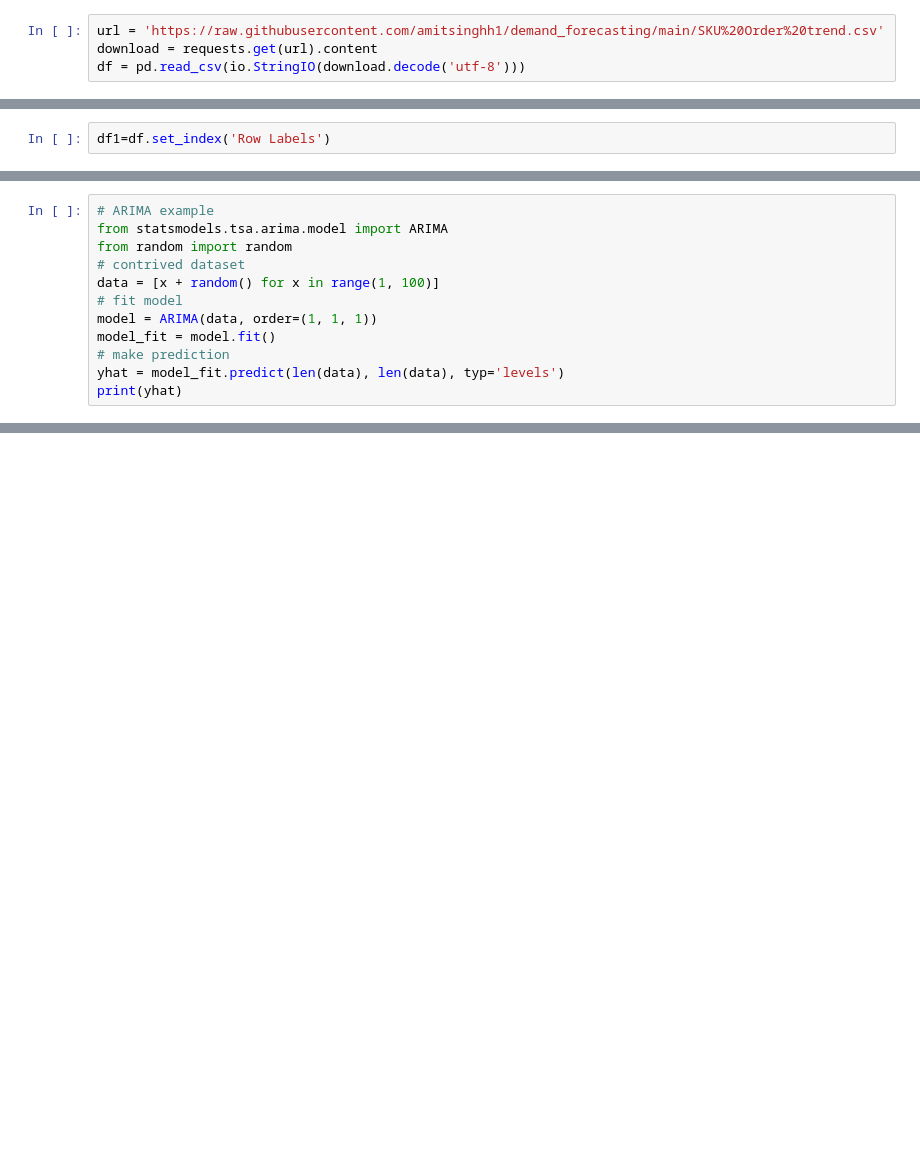
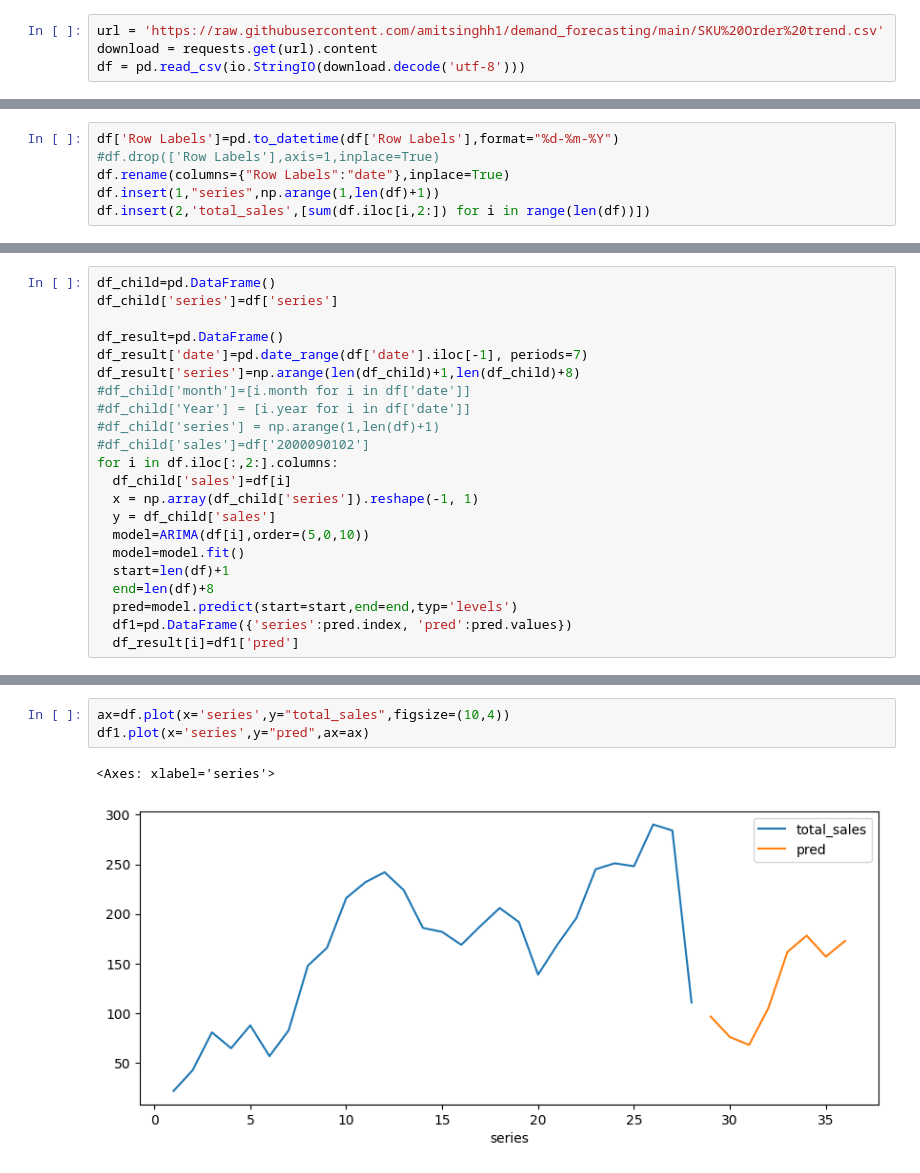
Before and after one commit to amitsinghh1/Demand-forecasting, a Jupyter notebook: demand_forecast.ipynb, the cells around one changed output, grey strips where cells are left out. Cells and saved outputs as stored; diff of their text form; blank space fills up the shorter version.

```diff
--- a/demand_forecast.ipynb
+++ b/demand_forecast.ipynb
@@ -22,2 +49,8 @@ df.head()
 5 rows × 1191 columns
+# %%
+df['Row Labels']=pd.to_datetime(df['Row Labels'],format="%d-%m-%Y")
+#df.drop(['Row Labels'],axis=1,inplace=True)
+df.rename(columns={"Row Labels":"date"},inplace=True)
+df.insert(1,"series",np.arange(1,len(df)+1))
+df.insert(2,'total_sales',[sum(df.iloc[i,2:]) for i in range(len(df))])
 # %%
@@ -36,2 +65,0 @@ df['Row Labels']=pd.to_datetime(df['Row Labels'],format="%d-%m-%Y")
-# %%
-df1=df.set_index('Row Labels')
@@ -54,12 +65,0 @@ df1.iloc[:,:2].plot(figsize=[15,8])
-# %%
-# ARIMA example
-from statsmodels.tsa.arima.model import ARIMA
-from random import random
-# contrived dataset
-data = [x + random() for x in range(1, 100)]
-# fit model
-model = ARIMA(data, order=(1, 1, 1))
-model_fit = model.fit()
-# make prediction
-yhat = model_fit.predict(len(data), len(data), typ='levels')
-print(yhat)
@@ -65,0 +68,22 @@ print(yhat)
+# %%
+df_child=pd.DataFrame()
+df_child['series']=df['series']
+
+df_result=pd.DataFrame()
+df_result['date']=pd.date_range(df['date'].iloc[-1], periods=7)
+df_result['series']=np.arange(len(df_child)+1,len(df_child)+8)
+#df_child['month']=[i.month for i in df['date']]
+#df_child['Year'] = [i.year for i in df['date']]
+#df_child['series'] = np.arange(1,len(df)+1)
+#df_child['sales']=df['2000090102']
+for i in df.iloc[:,2:].columns:
+  df_child['sales']=df[i]
+  x = np.array(df_child['series']).reshape(-1, 1)
+  y = df_child['sales']
+  model=ARIMA(df[i],order=(5,0,10))
+  model=model.fit()
+  start=len(df)+1
+  end=len(df)+8
+  pred=model.predict(start=start,end=end,typ='levels')
+  df1=pd.DataFrame({'series':pred.index, 'pred':pred.values})
+  df_result[i]=df1['pred']
@@ -65,0 +172,6 @@ print(yhat)
+# %%
+ax=df.plot(x='series',y="total_sales",figsize=(10,4))
+df1.plot(x='series',y="pred",ax=ax)
+# %% [output]
+<Axes: xlabel='series'>
+[figure, added]
```
Also changed, not shown: parts of 18 cells of this notebook.
